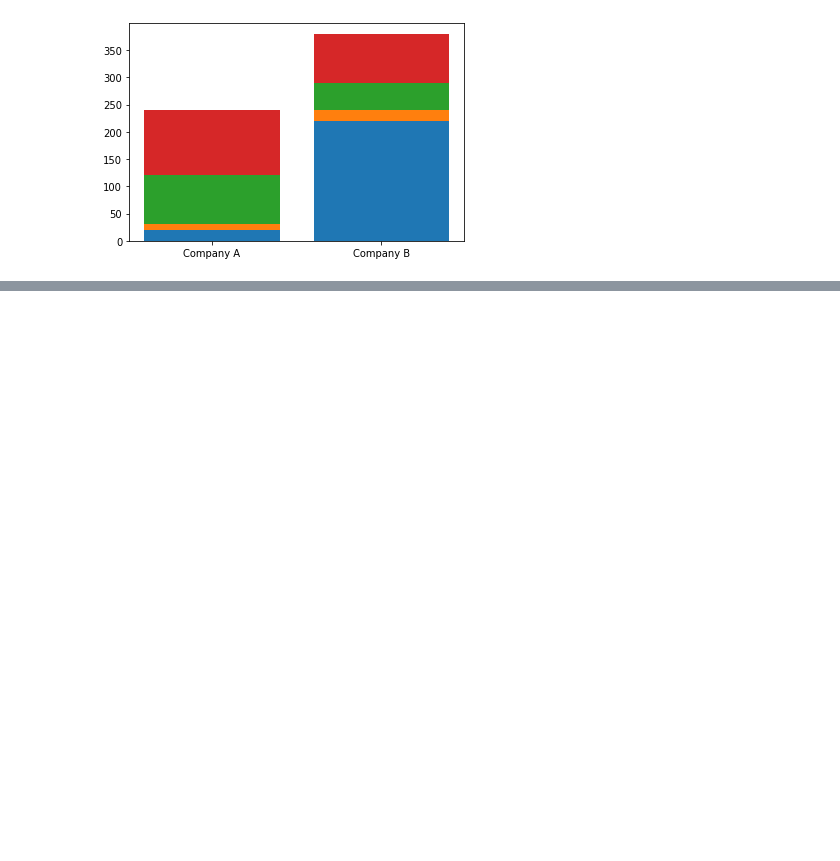
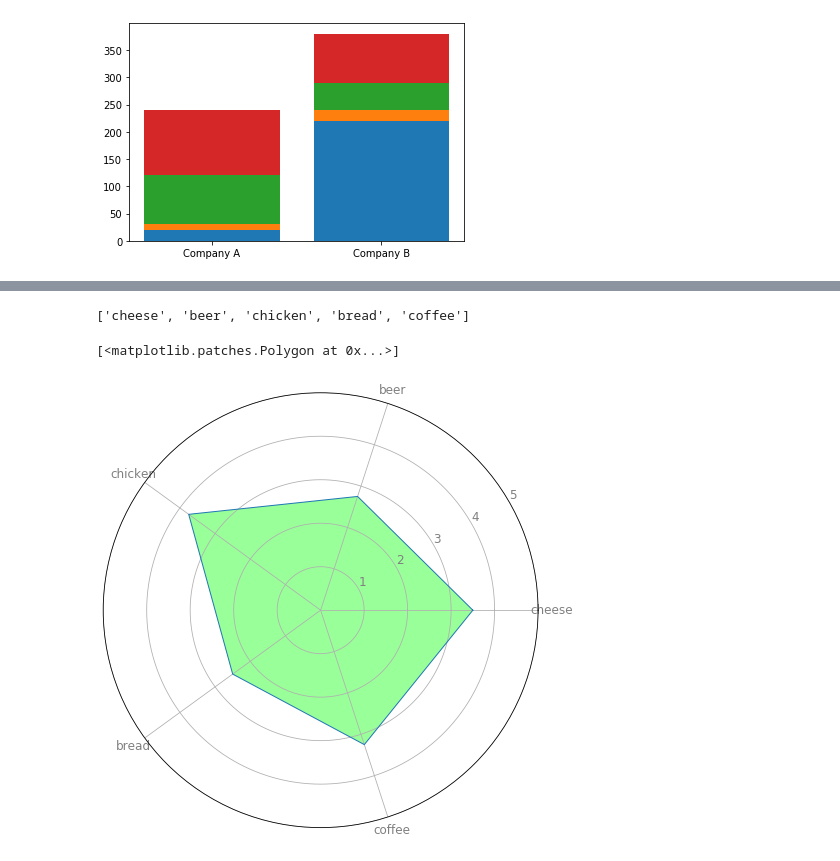
Before and after one commit to kanjanaaa/python_dataviz, a Jupyter notebook: Visulize Data Comparison.ipynb, the cells around one changed output, grey strips where cells are left out. Saved outputs shown, nothing was run; the diff lists cells and outputs as text; code cells hidden in the pictures; blank space fills up the shorter version.

Commit message:
Data Comparison

```diff
--- a/Visulize Data Comparison.ipynb
+++ b/Visulize Data Comparison.ipynb
@@ -92,0 +157,7 @@ plt.bar([1,2],saledata.iloc[:,3],bottom=saledata.iloc[:,0]+saledata.iloc[:,1]+sa
+# %%
+Data = [('c1' , 2, 2, 5, 4, 2),
+             ('c2' , 5, 1, 3, 3, 3),
+             ('c3' , 4,  3, 3, 2, 5),
+             ('c4' , 3,  5, 4, 1, 3)]
+labels = ['client_id' , 'cheese', 'beer', 'chicken','bread','coffee']
+df = pd.DataFrame.from_records(Data, columns=labels)
@@ -92,0 +172,26 @@ plt.bar([1,2],saledata.iloc[:,3],bottom=saledata.iloc[:,0]+saledata.iloc[:,1]+sa
+# %%
+categories = list(df)[1:]
+# %%
+categories
+# %% [output]
+['cheese', 'beer', 'chicken', 'bread', 'coffee']
+# %%
+values = df.mean().values.flatten().tolist()
+values += values[:1] # repeat the first value to close the circular graph
+angles = [n / float(len(categories)) * 2 * pi for n in range(len(categories))]
+angles += angles[:1]
+# %%
+fig, ax = plt.subplots(nrows=1, ncols=1, figsize=(8, 8),
+                       subplot_kw=dict(polar=True))
+plt.xticks(angles[:-1], categories, color='grey', size=12)
+plt.yticks(np.arange(1, 6), ['1', '2', '3', '4', '5'],
+           color='grey', size=12)
+                                                                                                       ### เวลา plot ต้องอยู่ในช่องเดียวกัน
+plt.ylim(0, 5)
+ax.set_rlabel_position(30)
+
+ax.plot(angles, values, linewidth=1, linestyle='solid')
+ax.fill(angles, values, 'lime', alpha=0.4)
+# %% [output]
+[<matplotlib.patches.Polygon at 0x...>]
+[figure, added]
```
Also changed, not shown: parts of 28 cells of this notebook.
